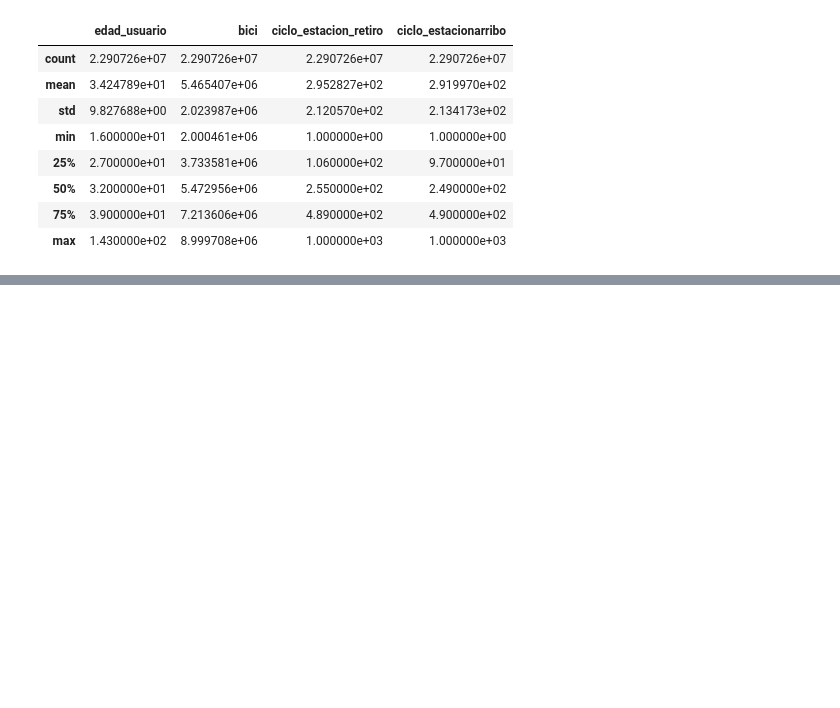
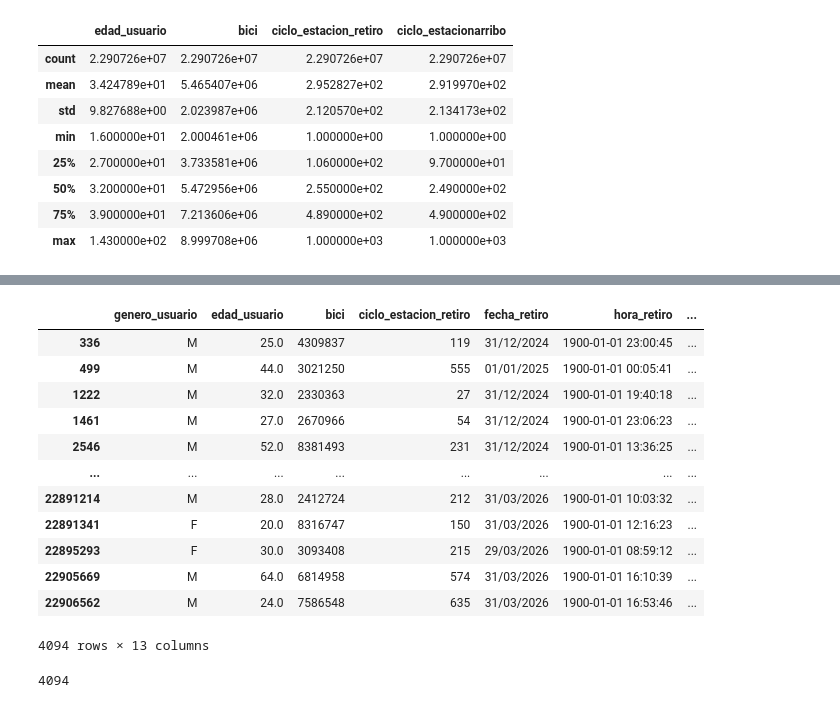
Before and after one commit to RodolfoQuintanilla/anlisisEcoBiciCDMX, a Jupyter notebook: notebook/EDA.ipynb, the cells around one changed output, grey strips where cells are left out. Cells and saved outputs as stored; diff of their text form; code cells hidden in the pictures; blank space fills up the shorter version.

```diff
--- a/notebook/EDA.ipynb
+++ b/notebook/EDA.ipynb
@@ -82,0 +91,22 @@ Index(['genero_usuario', 'edad_usuario', 'bici', 'ciclo_estacion_retiro',
+# %%
+#tiempos demasiado altos
+muyAltos =df[df['minutos'] > 300]
+muyAltos
+# %% [output]
+|  | genero_usuario | edad_usuario | bici | ciclo_estacion_retiro | fecha_retiro | hora_retiro | ... |
+| 336 | M | 25.0 | 4309837 | 119 | 31/12/2024 | 1900-01-01 23:00:45 | ... |
+| 499 | M | 44.0 | 3021250 | 555 | 01/01/2025 | 1900-01-01 00:05:41 | ... |
+| 1222 | M | 32.0 | 2330363 | 27 | 31/12/2024 | 1900-01-01 19:40:18 | ... |
+| 1461 | M | 27.0 | 2670966 | 54 | 31/12/2024 | 1900-01-01 23:06:23 | ... |
+| 2546 | M | 52.0 | 8381493 | 231 | 31/12/2024 | 1900-01-01 13:36:25 | ... |
+| ... | ... | ... | ... | ... | ... | ... | ... |
+| 22891214 | M | 28.0 | 2412724 | 212 | 31/03/2026 | 1900-01-01 10:03:32 | ... |
+| 22891341 | F | 20.0 | 8316747 | 150 | 31/03/2026 | 1900-01-01 12:16:23 | ... |
+| 22895293 | F | 30.0 | 3093408 | 215 | 29/03/2026 | 1900-01-01 08:59:12 | ... |
+| 22905669 | M | 64.0 | 6814958 | 574 | 31/03/2026 | 1900-01-01 16:10:39 | ... |
+| 22906562 | M | 24.0 | 7586548 | 635 | 31/03/2026 | 1900-01-01 16:53:46 | ... |
+4094 rows × 13 columns
+# %%
+len(muyAltos)
+# %% [output]
+4094
```
Also changed, not shown: parts of 21 cells of this notebook, 4 other files.
